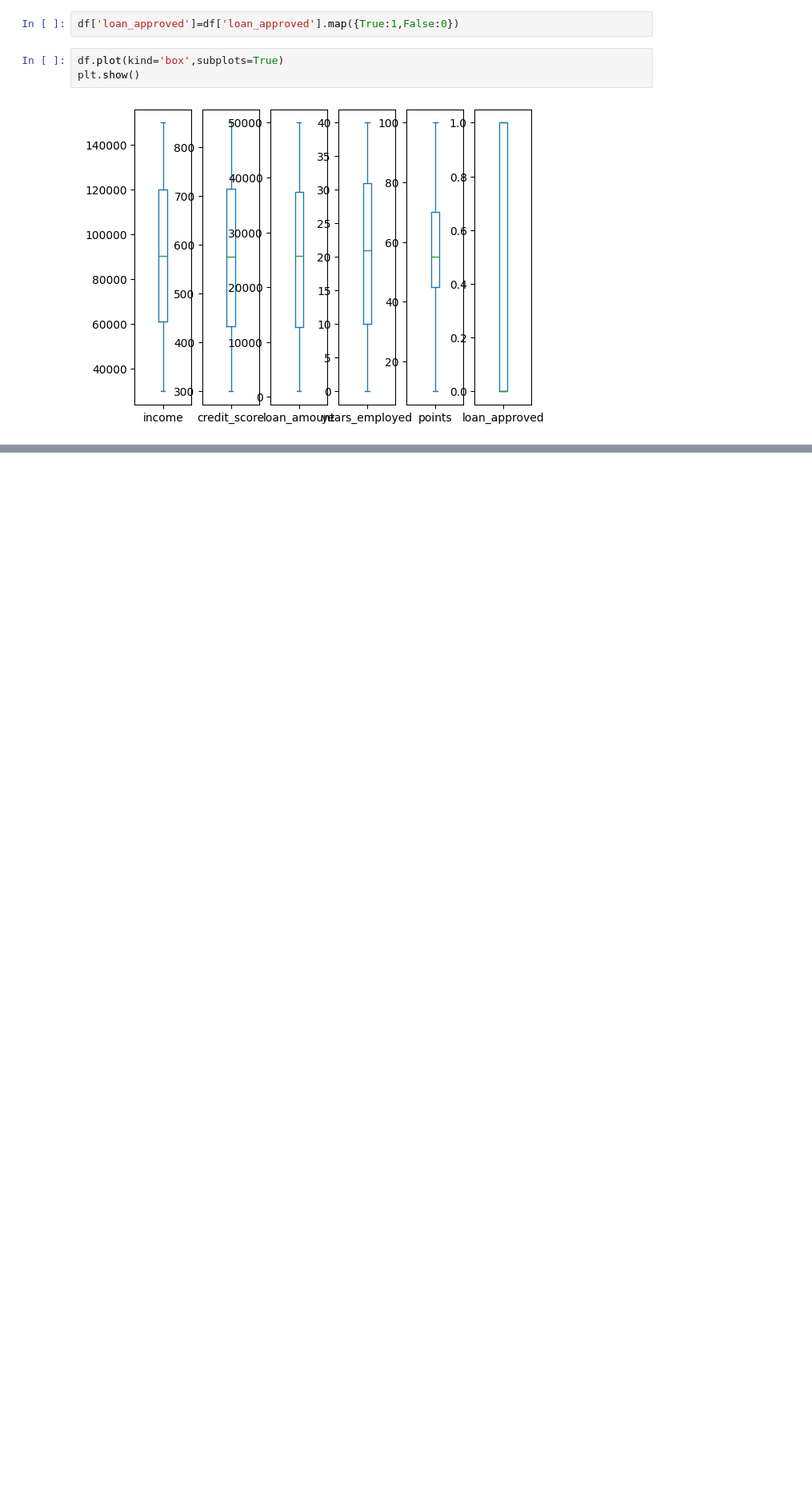
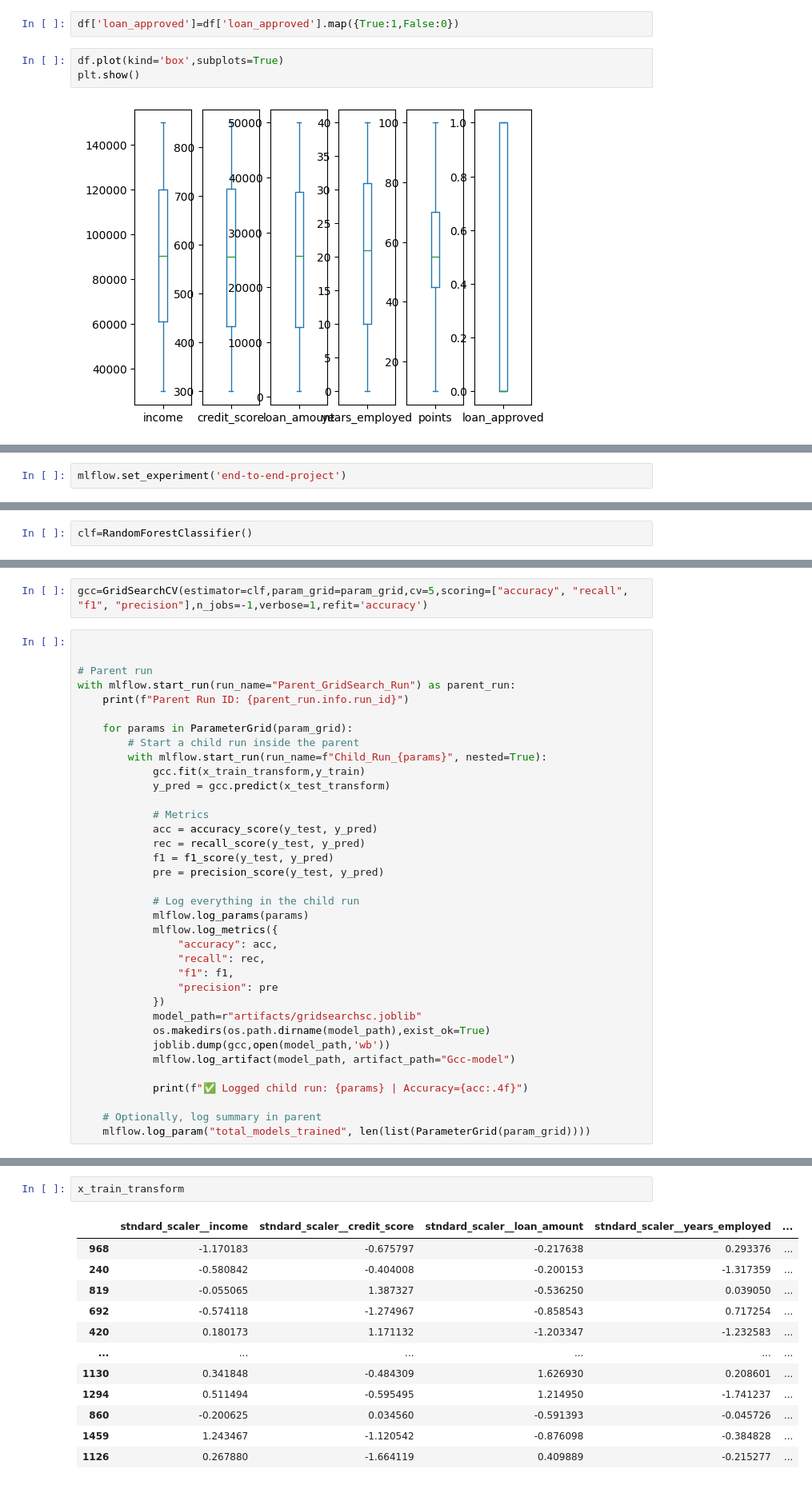
Before and after one commit to Mohdmuzaffar307/Loan-Approval-end-to-end, a Jupyter notebook: notebooks/data_preprocessing.ipynb, the cells around one changed output, grey strips where cells are left out. Shown at 80% size. Cells and saved outputs as stored; diff of their text form; blank space fills up the shorter version.

```diff
--- a/notebooks/data_preprocessing.ipynb
+++ b/notebooks/data_preprocessing.ipynb
@@ -34,0 +118,2 @@ plt.show()
+# %%
+mlflow.set_experiment('end-to-end-project')
@@ -34,0 +123,2 @@ plt.show()
+# %%
+clf=RandomForestClassifier()
@@ -34,0 +137,38 @@ plt.show()
+# %%
+gcc=GridSearchCV(estimator=clf,param_grid=param_grid,cv=5,scoring=["accuracy", "recall", "f1", "precision"],n_jobs=-1,verbose=1,refit='accuracy')
+# %%
+
+
+# Parent run
+with mlflow.start_run(run_name="Parent_GridSearch_Run") as parent_run:
+    print(f"Parent Run ID: {parent_run.info.run_id}")
+
+    for params in ParameterGrid(param_grid):
+        # Start a child run inside the parent
+        with mlflow.start_run(run_name=f"Child_Run_{params}", nested=True):
+            gcc.fit(x_train_transform,y_train)
+            y_pred = gcc.predict(x_test_transform)
+
+            # Metrics
+            acc = accuracy_score(y_test, y_pred)
+            rec = recall_score(y_test, y_pred)
+            f1 = f1_score(y_test, y_pred)
+            pre = precision_score(y_test, y_pred)
+
+            # Log everything in the child run
+            mlflow.log_params(params)
+            mlflow.log_metrics({
+                "accuracy": acc,
+                "recall": rec,
+                "f1": f1,
+                "precision": pre
+            })
+            model_path=r"artifacts/gridsearchsc.joblib"
+            os.makedirs(os.path.dirname(model_path),exist_ok=True)
+            joblib.dump(gcc,open(model_path,'wb'))
+            mlflow.log_artifact(model_path, artifact_path="Gcc-model")
+
+            print(f"✅ Logged child run: {params} | Accuracy={acc:.4f}")
+
+    # Optionally, log summary in parent
+    mlflow.log_param("total_models_trained", len(list(ParameterGrid(param_grid))))
@@ -34,0 +194,15 @@ plt.show()
+# %%
+x_train_transform
+# %% [output]
+|  | stndard_scaler__income | stndard_scaler__credit_score | stndard_scaler__loan_amount | stndard_scaler__years_employed | ... |
+| 968 | -1.170183 | -0.675797 | -0.217638 | 0.293376 | ... |
+| 240 | -0.580842 | -0.404008 | -0.200153 | -1.317359 | ... |
+| 819 | -0.055065 | 1.387327 | -0.536250 | 0.039050 | ... |
+| 692 | -0.574118 | -1.274967 | -0.858543 | 0.717254 | ... |
+| 420 | 0.180173 | 1.171132 | -1.203347 | -1.232583 | ... |
+| ... | ... | ... | ... | ... | ... |
+| 1130 | 0.341848 | -0.484309 | 1.626930 | 0.208601 | ... |
+| 1294 | 0.511494 | -0.595495 | 1.214950 | -1.741237 | ... |
+| 860 | -0.200625 | 0.034560 | -0.591393 | -0.045726 | ... |
+| 1459 | 1.243467 | -1.120542 | -0.876098 | -0.384828 | ... |
+| 1126 | 0.267880 | -1.664119 | 0.409889 | -0.215277 | ... |
```
Also changed, not shown: parts of 17 cells of this notebook, 7 other files.
